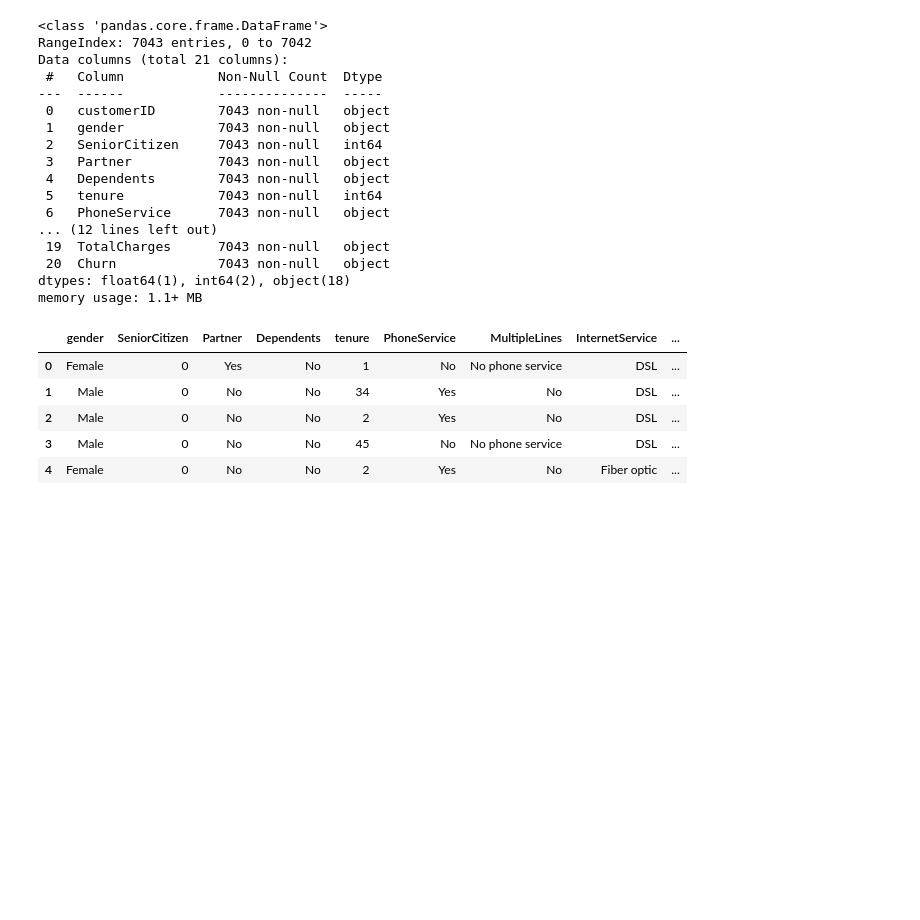
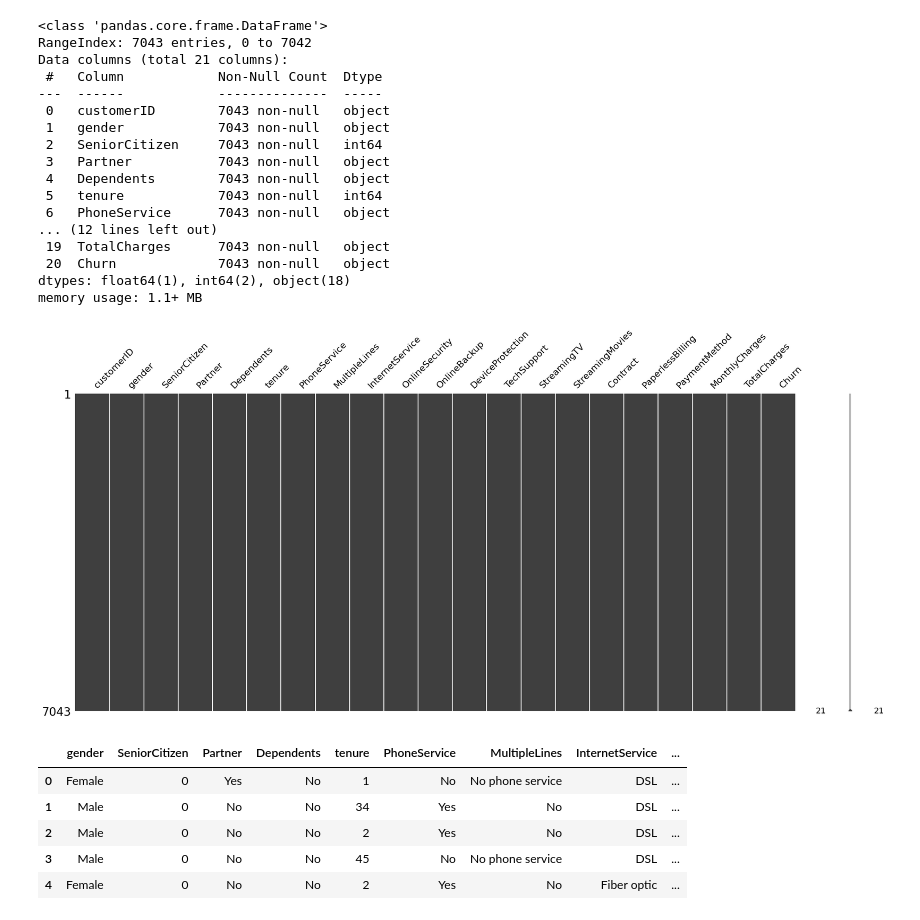
Before and after one commit to akfoz45/Telco_Customer_Churn_Project, a Jupyter notebook: EDA4.ipynb, the cells around one changed output. Saved outputs shown, nothing was run; the diff lists cells and outputs as text; code cells hidden in the pictures; blank space fills up the shorter version.

Commit message:
EDA4 - Data Visualization

```diff
--- a/EDA4.ipynb
+++ b/EDA4.ipynb
@@ -53,6 +59,10 @@ Data columns (total 21 columns):
  20  Churn             7043 non-null   object
 dtypes: float64(1), int64(2), object(18)
 memory usage: 1.1+ MB
+# %%
+msno.matrix(df);
+# %% [output]
+[figure, added]
 # %%
 df = df.drop("customerID", axis=1)
 df.head()
```
Also changed, not shown: parts of 24 cells of this notebook.
